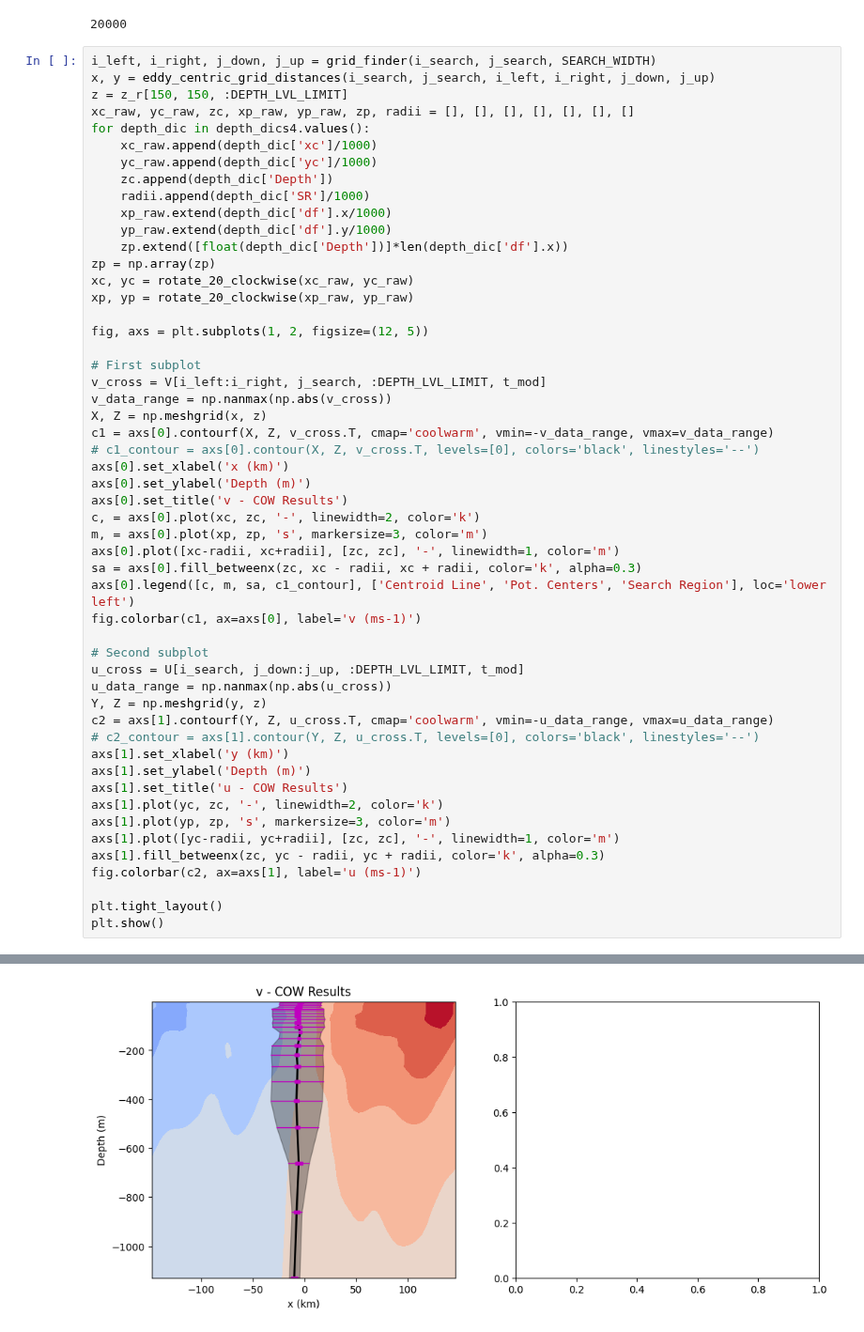
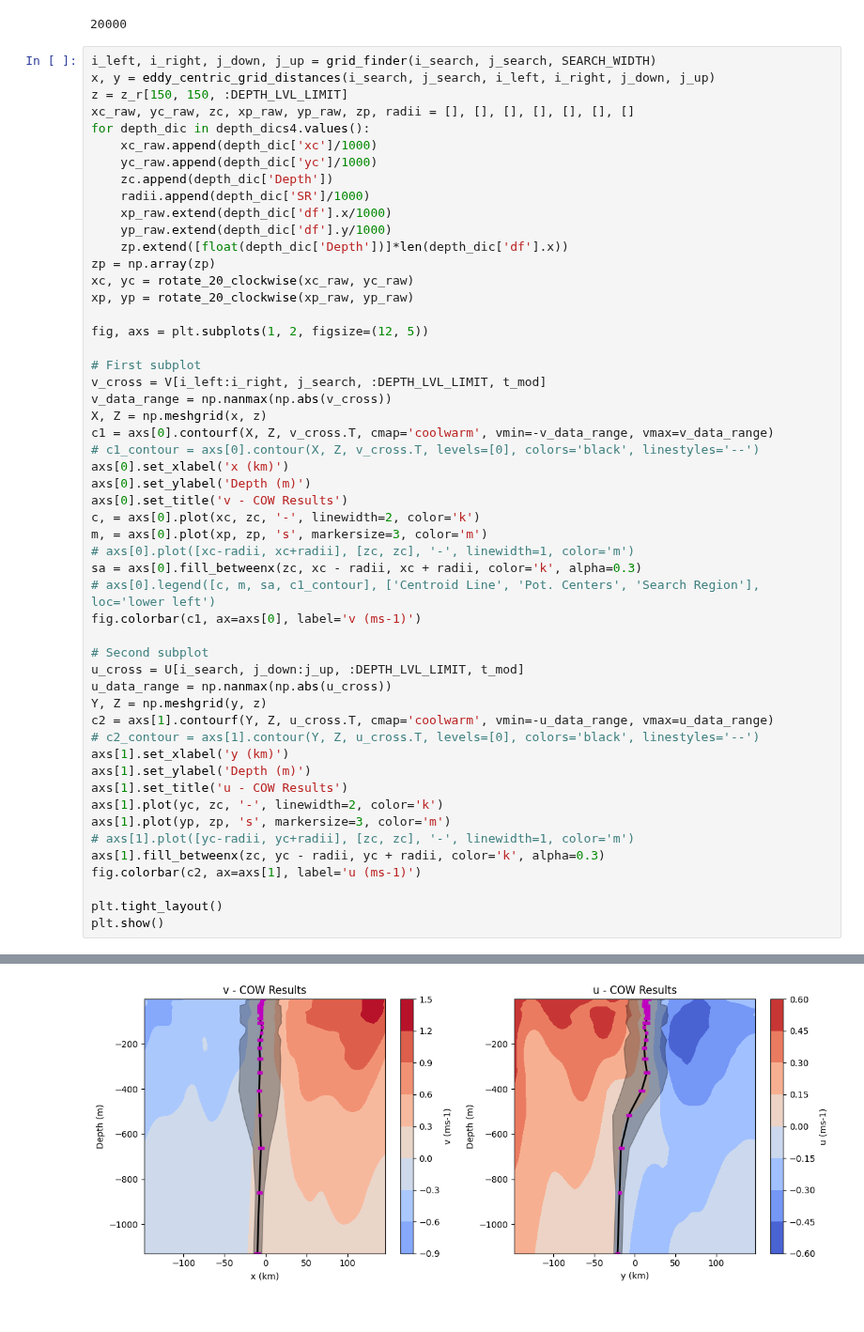
Before and after one commit to regdowse/UNSW-MRes, a Jupyter notebook: MRes/Eddy_Structure_Approaches/The_Frontiers.ipynb, the cells around one changed output, grey strips where cells are left out. Shown at 94% size. Saved outputs shown, nothing was run; the diff lists cells and outputs as text.

```diff
--- a/MRes/Eddy_Structure_Approaches/The_Frontiers.ipynb
+++ b/MRes/Eddy_Structure_Approaches/The_Frontiers.ipynb
@@ -1182,9 +1182,9 @@ axs[0].set_ylabel('Depth (m)')
 axs[0].set_title('v - COW Results')
 c, = axs[0].plot(xc, zc, '-', linewidth=2, color='k')
 m, = axs[0].plot(xp, zp, 's', markersize=3, color='m')
-axs[0].plot([xc-radii, xc+radii], [zc, zc], '-', linewidth=1, color='m')
+# axs[0].plot([xc-radii, xc+radii], [zc, zc], '-', linewidth=1, color='m')
 sa = axs[0].fill_betweenx(zc, xc - radii, xc + radii, color='k', alpha=0.3)
-axs[0].legend([c, m, sa, c1_contour], ['Centroid Line', 'Pot. Centers', 'Search Region'], loc='lower left')
+# axs[0].legend([c, m, sa, c1_contour], ['Centroid Line', 'Pot. Centers', 'Search Region'], loc='lower left')
 fig.colorbar(c1, ax=axs[0], label='v (ms-1)')
 
 # Second subplot
@@ -1198,7 +1198,7 @@ axs[1].set_ylabel('Depth (m)')
 axs[1].set_title('u - COW Results')
 axs[1].plot(yc, zc, '-', linewidth=2, color='k')
 axs[1].plot(yp, zp, 's', markersize=3, color='m')
-axs[1].plot([yc-radii, yc+radii], [zc, zc], '-', linewidth=1, color='m')
+# axs[1].plot([yc-radii, yc+radii], [zc, zc], '-', linewidth=1, color='m')
 axs[1].fill_betweenx(zc, yc - radii, yc + radii, color='k', alpha=0.3)
 fig.colorbar(c2, ax=axs[1], label='u (ms-1)')
 
@@ -1209 +1208 @@ NameError: name 'c1_contour' is not defined
-[figure, old version]
+[figure, new version]
```
Also changed, not shown: parts of 2 cells of this notebook.
